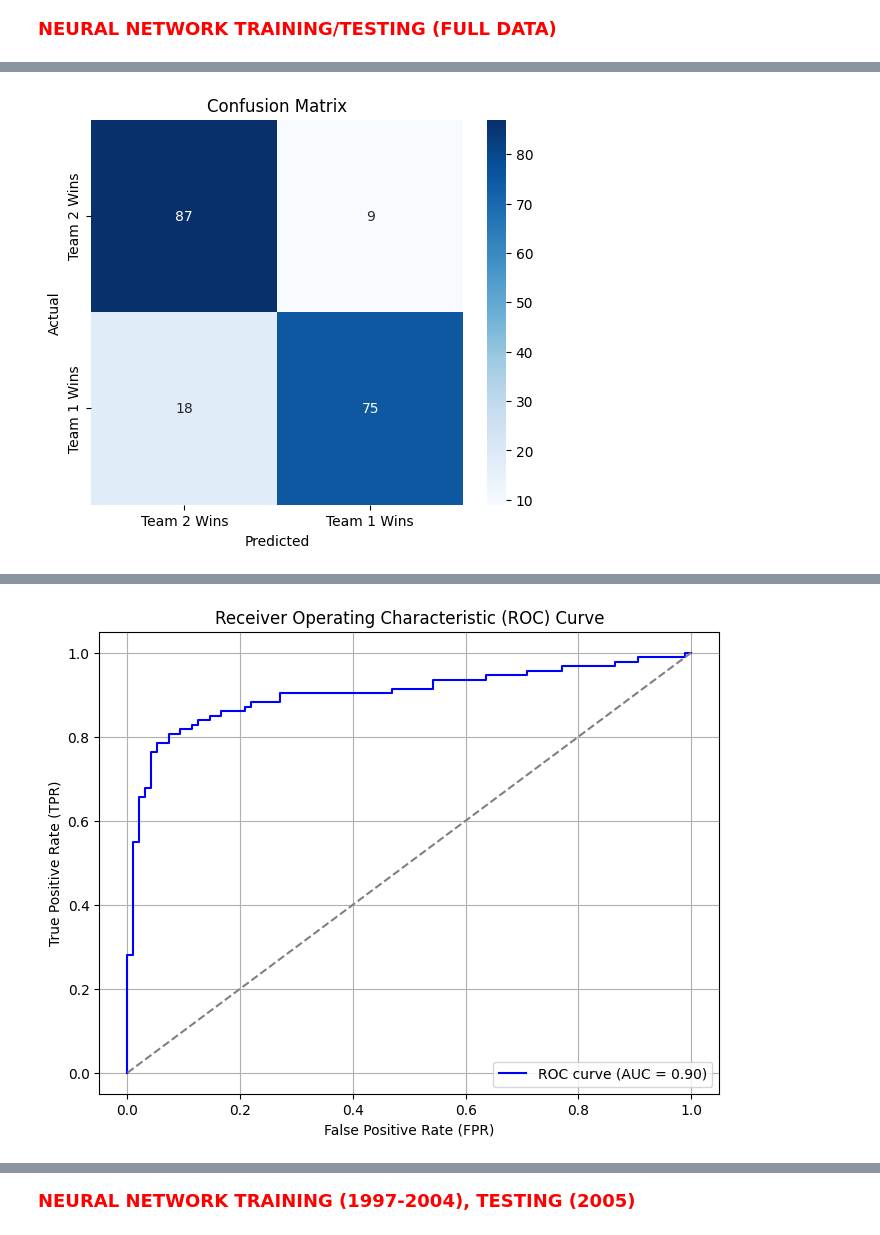
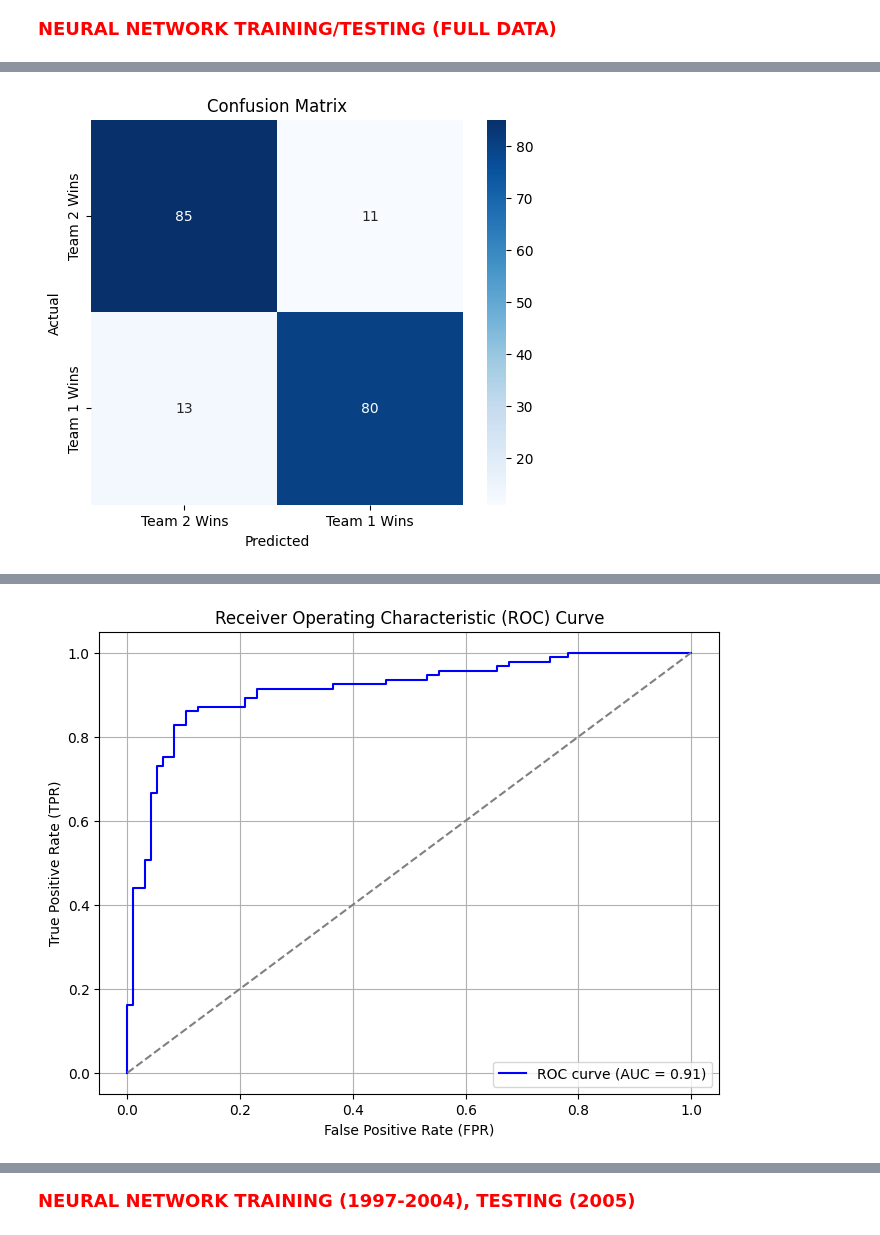
Before and after one commit to Sarvesh30/NetGainNBA, a Jupyter notebook: NBAClassificationRef.ipynb, the cells around one changed output, grey strips where cells are left out. Drawn from its saved outputs; the diff is of its cells as text; code cells hidden in the pictures.

```diff
--- a/NBAClassificationRef.ipynb
+++ b/NBAClassificationRef.ipynb
@@ -70,14 +76,14 @@ X_train, X_test, y_train, y_test = train_test_split(X_resampled, y_resampled, te
 
 # Build the neural network model
 model = tf.keras.Sequential([
-    tf.keras.layers.Dense(256, activation='relu', input_dim=X_train.shape[1]),
-    tf.keras.layers.Dropout(0.3),
-    tf.keras.layers.Dense(128, activation='relu'),
-    tf.keras.layers.Dropout(0.3),
-    tf.keras.layers.Dense(64, activation='relu'),
-    tf.keras.layers.Dense(32, activation='relu'),
-    tf.keras.layers.Dense(1, activation='sigmoid')
-])
+        tf.keras.layers.Dense(256, activation='relu', input_dim=X_train.shape[1], kernel_regularizer=tf.keras.regularizers.l2(0.01)),
+        tf.keras.layers.Dropout(0.3),
+        tf.keras.layers.Dense(128, activation='relu', kernel_regularizer=tf.keras.regularizers.l2(0.01)),
+        tf.keras.layers.Dropout(0.3),
+        tf.keras.layers.Dense(64, activation='relu', kernel_regularizer=tf.keras.regularizers.l2(0.01)),
+        tf.keras.layers.Dense(32, activation='relu', kernel_regularizer=tf.keras.regularizers.l2(0.01)),
+        tf.keras.layers.Dense(1, activation='sigmoid')
+    ])
 
 # Compile the model
 model.compile(optimizer='adam', loss='binary_crossentropy', metrics=['accuracy'])
@@ -131,0 +154 @@ Epoch 1/50
+[figure, new version]
@@ -149 +155,0 @@ weighted avg       0.86      0.86      0.86       189
-[figure, old version]
@@ -151 +156 @@ weighted avg       0.86      0.86      0.86       189
-[figure, old version]
+[figure, new version]
```
Also changed, not shown: parts of 6 cells of this notebook.
